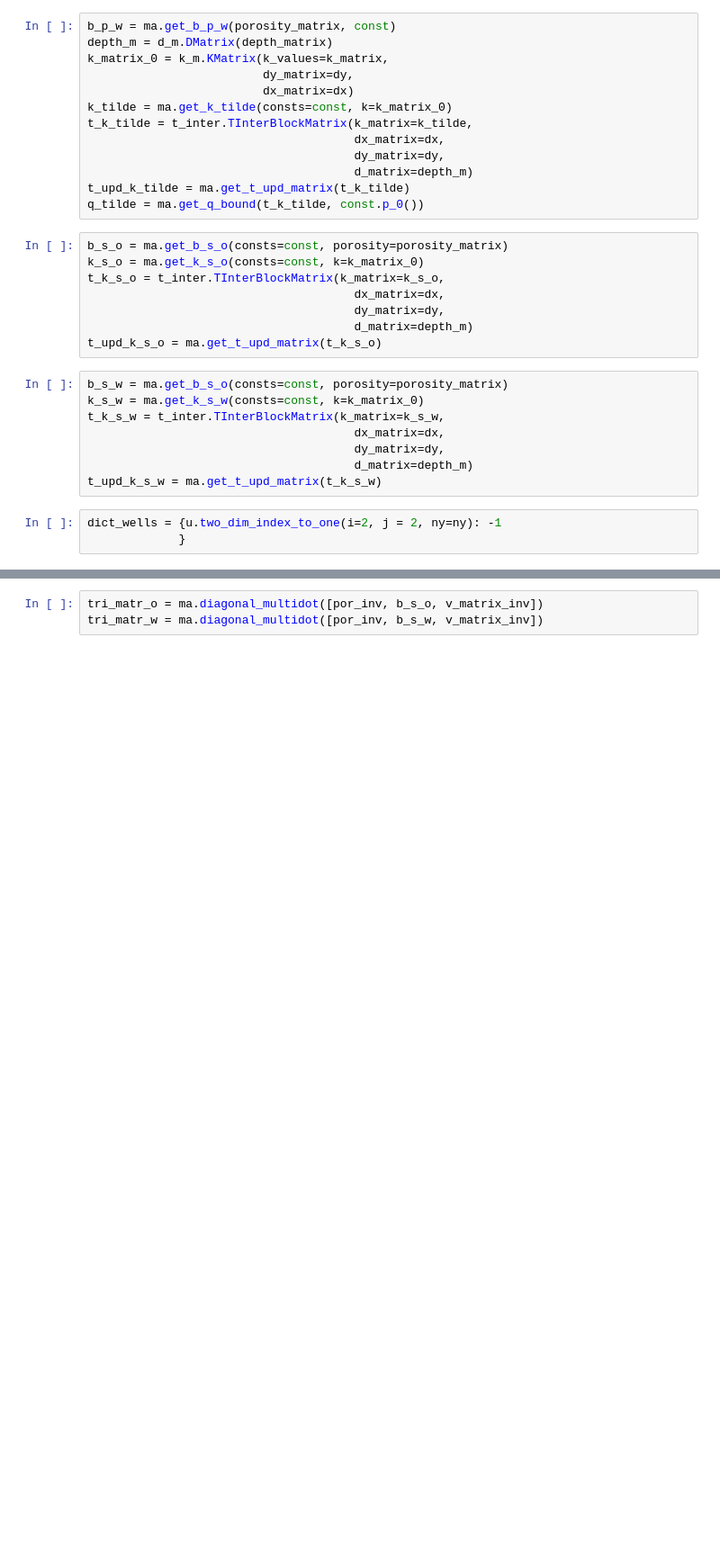
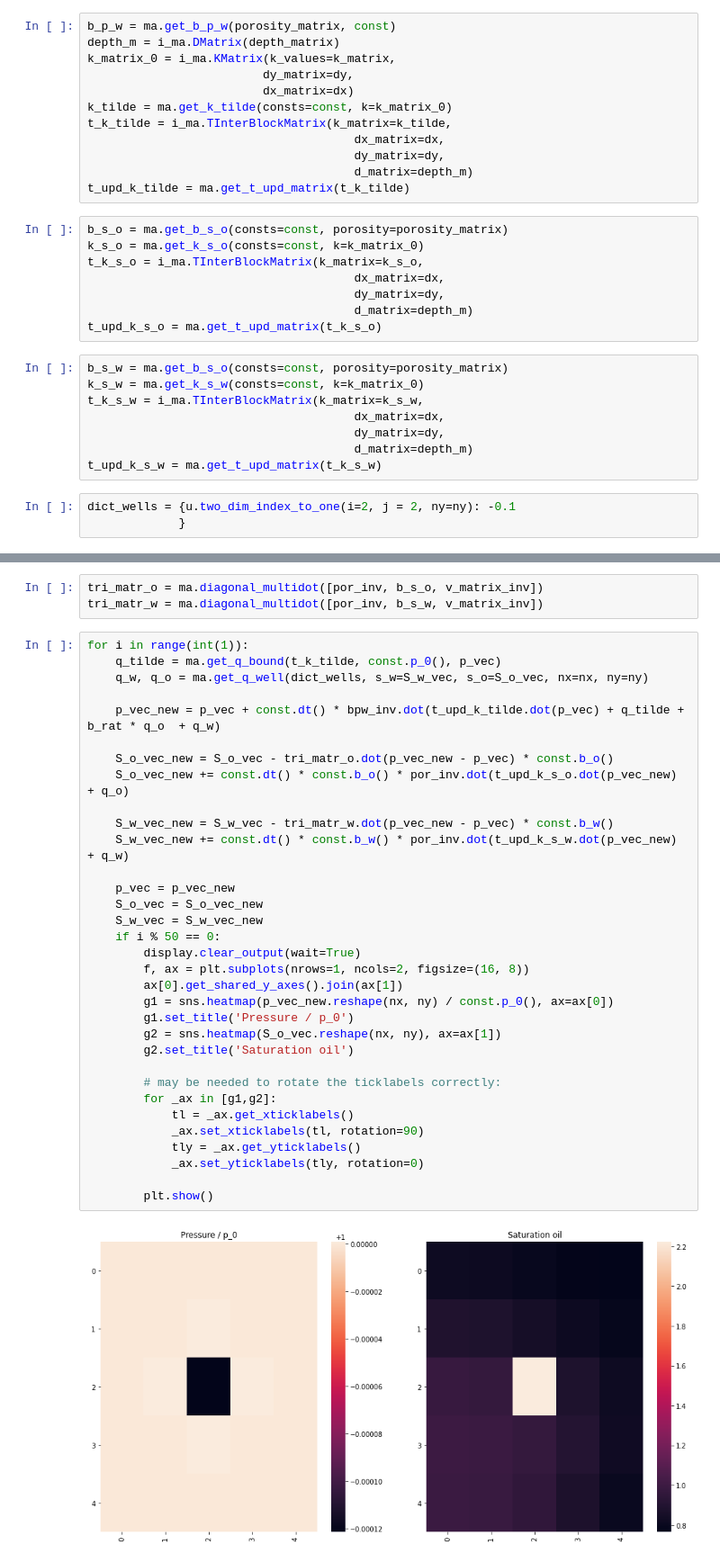
Before and after one commit to yamidovich/ReservoirModel, a Jupyter notebook: Model_on_work.ipynb, the cells around one changed output, grey strips where cells are left out. Shown: that part at 90% size. Saved outputs shown, nothing was run; the diff lists cells and outputs as text; blank space fills up the shorter version.

```diff
--- a/Model_on_work.ipynb
+++ b/Model_on_work.ipynb
@@ -111,21 +107,20 @@ S_w_vec = (np.ones(Satur_matrix.shape) - Satur_matrix).reshape(-1)
 $$\vec{p^{n+1}} = \vec{p^{n}} + \Delta t \big[B^{p, w}\big]^{-1}\big[ T^{upd}_{\tilde{k}} \vec{p} + \tilde{Q} + \frac{B_o}{B_w} q_o^{well} + q_w^{well}\big]$$
 # %%
 b_p_w = ma.get_b_p_w(porosity_matrix, const)
-depth_m = d_m.DMatrix(depth_matrix)
-k_matrix_0 = k_m.KMatrix(k_values=k_matrix,
+depth_m = i_ma.DMatrix(depth_matrix)
+k_matrix_0 = i_ma.KMatrix(k_values=k_matrix,
                          dy_matrix=dy,
                          dx_matrix=dx)
 k_tilde = ma.get_k_tilde(consts=const, k=k_matrix_0)
-t_k_tilde = t_inter.TInterBlockMatrix(k_matrix=k_tilde,
+t_k_tilde = i_ma.TInterBlockMatrix(k_matrix=k_tilde,
                                       dx_matrix=dx,
                                       dy_matrix=dy,
                                       d_matrix=depth_m)
 t_upd_k_tilde = ma.get_t_upd_matrix(t_k_tilde)
-q_tilde = ma.get_q_bound(t_k_tilde, const.p_0())
 # %%
 b_s_o = ma.get_b_s_o(consts=const, porosity=porosity_matrix)
 k_s_o = ma.get_k_s_o(consts=const, k=k_matrix_0)
-t_k_s_o = t_inter.TInterBlockMatrix(k_matrix=k_s_o,
+t_k_s_o = i_ma.TInterBlockMatrix(k_matrix=k_s_o,
                                       dx_matrix=dx,
                                       dy_matrix=dy,
                                       d_matrix=depth_m)
@@ -133,13 +128,13 @@ t_upd_k_s_o = ma.get_t_upd_matrix(t_k_s_o)
 # %%
 b_s_w = ma.get_b_s_o(consts=const, porosity=porosity_matrix)
 k_s_w = ma.get_k_s_w(consts=const, k=k_matrix_0)
-t_k_s_w = t_inter.TInterBlockMatrix(k_matrix=k_s_w,
+t_k_s_w = i_ma.TInterBlockMatrix(k_matrix=k_s_w,
                                       dx_matrix=dx,
                                       dy_matrix=dy,
                                       d_matrix=depth_m)
 t_upd_k_s_w = ma.get_t_upd_matrix(t_k_s_w)
 # %%
-dict_wells = {u.two_dim_index_to_one(i=2, j = 2, ny=ny): -1
+dict_wells = {u.two_dim_index_to_one(i=2, j = 2, ny=ny): -0.1
              }
 # %%
 b_rat = const.b_o() / const.b_w()
@@ -152,3 +147,38 @@ v_matrix_inv = ma.inverse_diag(v_matrix)
 # %%
 tri_matr_o = ma.diagonal_multidot([por_inv, b_s_o, v_matrix_inv])
 tri_matr_w = ma.diagonal_multidot([por_inv, b_s_w, v_matrix_inv])
+# %%
+for i in range(int(1)):
+    q_tilde = ma.get_q_bound(t_k_tilde, const.p_0(), p_vec)
+    q_w, q_o = ma.get_q_well(dict_wells, s_w=S_w_vec, s_o=S_o_vec, nx=nx, ny=ny)
+
+    p_vec_new = p_vec + const.dt() * bpw_inv.dot(t_upd_k_tilde.dot(p_vec) + q_tilde + b_rat * q_o  + q_w)
+
+    S_o_vec_new = S_o_vec - tri_matr_o.dot(p_vec_new - p_vec) * const.b_o()
+    S_o_vec_new += const.dt() * const.b_o() * por_inv.dot(t_upd_k_s_o.dot(p_vec_new) + q_o)
+
+    S_w_vec_new = S_w_vec - tri_matr_w.dot(p_vec_new - p_vec) * const.b_w()
+    S_w_vec_new += const.dt() * const.b_w() * por_inv.dot(t_upd_k_s_w.dot(p_vec_new) + q_w)
+
+    p_vec = p_vec_new
+    S_o_vec = S_o_vec_new
+    S_w_vec = S_w_vec_new
+    if i % 50 == 0:
+        display.clear_output(wait=True)
+        f, ax = plt.subplots(nrows=1, ncols=2, figsize=(16, 8))
+        ax[0].get_shared_y_axes().join(ax[1])
+        g1 = sns.heatmap(p_vec_new.reshape(nx, ny) / const.p_0(), ax=ax[0])
+        g1.set_title('Pressure / p_0')
+        g2 = sns.heatmap(S_o_vec.reshape(nx, ny), ax=ax[1])
+        g2.set_title('Saturation oil')
+
+        # may be needed to rotate the ticklabels correctly:
+        for _ax in [g1,g2]:
+            tl = _ax.get_xticklabels()
+            _ax.set_xticklabels(tl, rotation=90)
+            tly = _ax.get_yticklabels()
+            _ax.set_yticklabels(tly, rotation=0)
+
+        plt.show()
+# %% [output]
+[figure, added]
```
Also changed, not shown: parts of 17 cells of this notebook, 7 other files.
